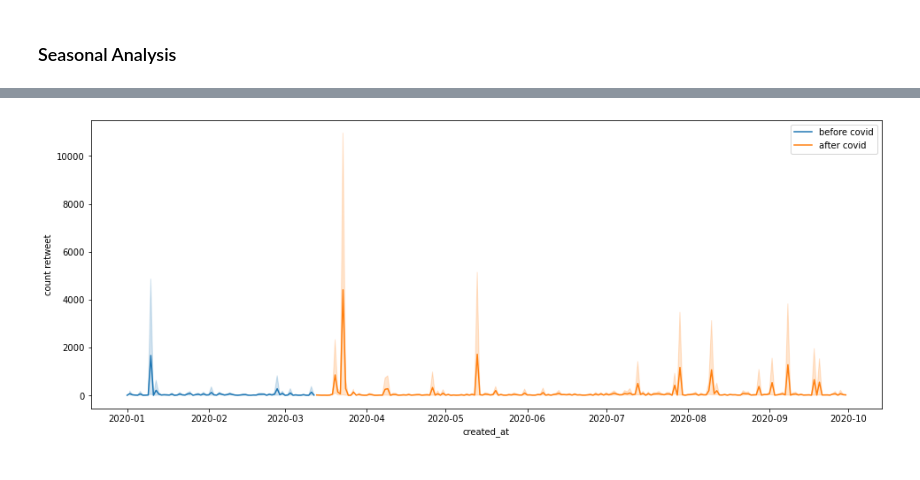
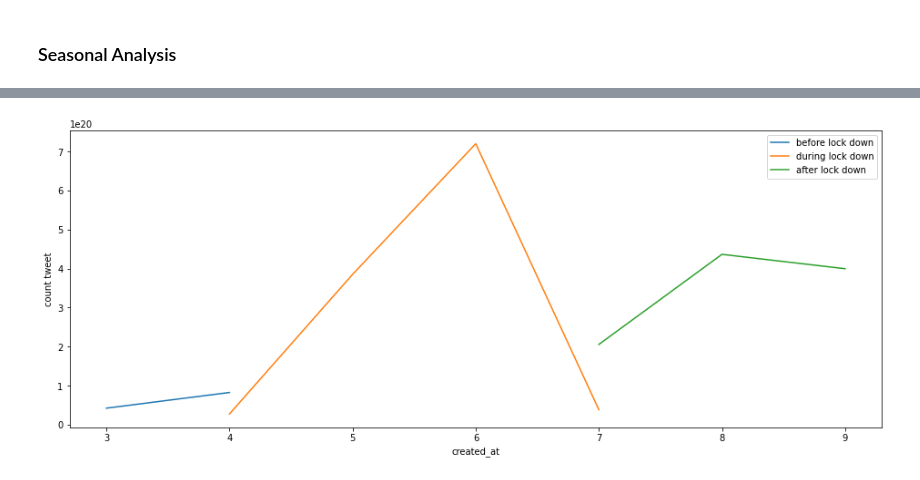
Before and after one commit to muluwork-shegaw/Food-Quantity-Project, a Jupyter notebook: EDA.ipynb, the cells around one changed output, grey strips where cells are left out. Cells and saved outputs as stored; diff of their text form; code cells hidden in the pictures.

```diff
--- a/EDA.ipynb
+++ b/EDA.ipynb
@@ -216,4 +216,4 @@ favorite_count(before_covid_kenya,after_covid_kenya)
-# %%
-retweet_count(before_covid_kenya,after_covid_kenya)
-# %% [output]
-[figure, removed]
+# %%
+lockdown_period(before_lockdown_Nairobi,during_lockdown_Nairobi,after_lockdown_Nairobi)
+# %% [output]
+[figure, added]
```
Also changed, not shown: parts of 36 cells of this notebook.
